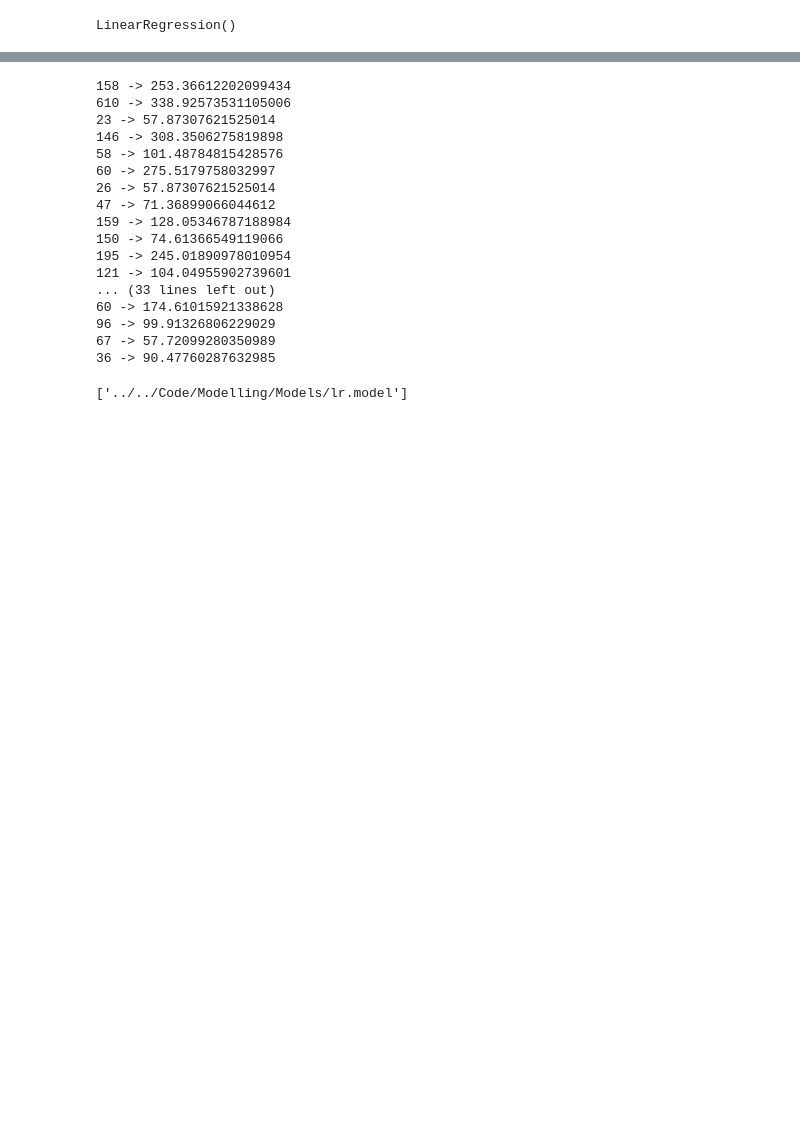
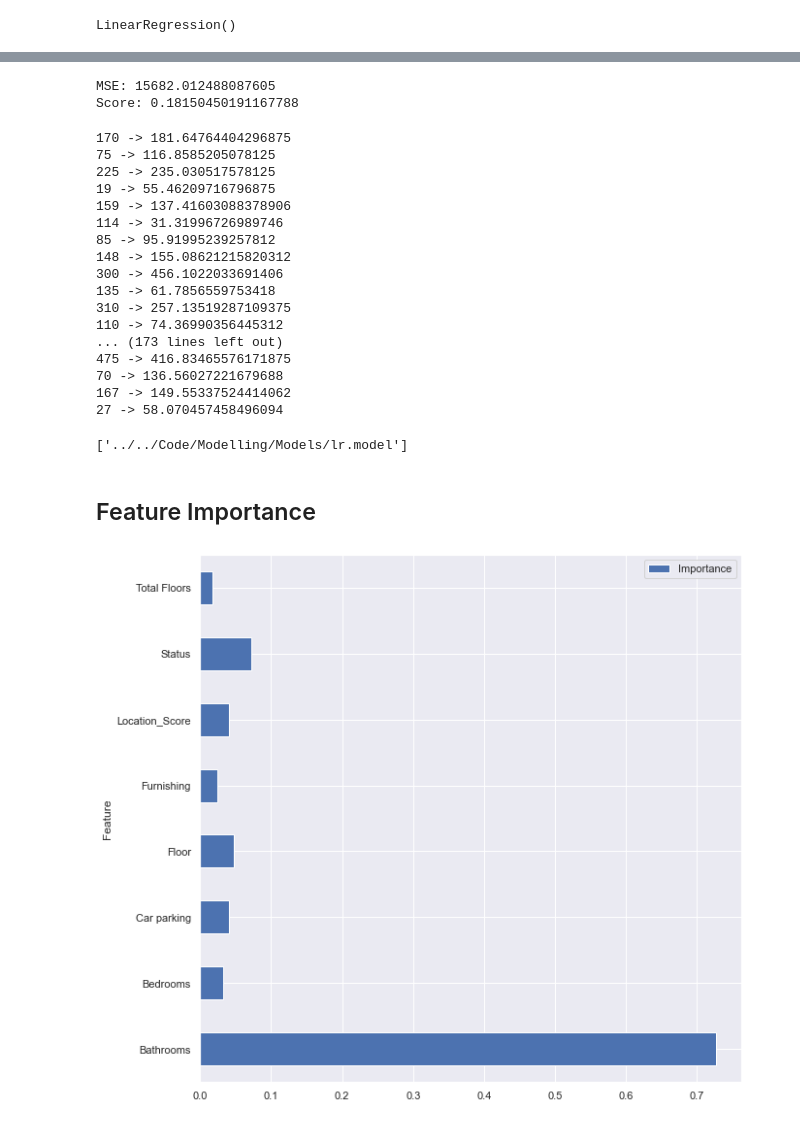
Before and after one commit to AbhinavSE/PropertyAnalysisIP, a Jupyter notebook: Code/Modelling/baseline.ipynb, the cells around one changed output, grey strips where cells are left out. Drawn from its saved outputs; the diff is of its cells as text; code cells hidden in the pictures; blank space fills up the shorter version.

```diff
--- a/Code/Modelling/baseline.ipynb
+++ b/Code/Modelling/baseline.ipynb
@@ -147,0 +171,3 @@ Score: 0.27932065181693977
+# %%
+lr = SVR()
+lr.fit(X_train, y_train)
@@ -147,0 +187,3 @@ Score: 0.27932065181693977
+# %%
+lr = RandomForestRegressor(n_estimators=1000, random_state=42, n_jobs=-1)
+lr.fit(X_train, y_train)
@@ -147,0 +203,3 @@ Score: 0.27932065181693977
+# %%
+xgb = XGBRegressor()
+xgb.fit(X_train, y_train)
@@ -148,26 +217,48 @@ Score: 0.27932065181693977
+# %%
+# Score
+print(f'MSE: {mean_squared_error(y_valid, xgb.predict(X_valid))}')
+print(f'Score: {xgb.score(X_valid, y_valid)}')
+# %% [output]
+MSE: 15682.012488087605
+Score: 0.18150450191167788
 # %%
-for y_true, y_predict in zip(y_valid, lr.predict(X_valid)):
+for y_true, y_predict in zip(y_valid, xgb.predict(X_valid)):
     print(f'{y_true} -> {y_predict}')
 # %% [output]
-158 -> 253.36612202099434
-610 -> 338.92573531105006
-23 -> 57.87307621525014
-146 -> 308.3506275819898
-58 -> 101.48784815428576
-60 -> 275.5179758032997
-26 -> 57.87307621525014
-47 -> 71.36899066044612
-159 -> 128.05346787188984
-150 -> 74.61366549119066
-195 -> 245.01890978010954
-121 -> 104.04955902739601
-... (33 lines left out)
-60 -> 174.61015921338628
-96 -> 99.91326806229029
-67 -> 57.72099280350989
-36 -> 90.47760287632985
+170 -> 181.64764404296875
+75 -> 116.8585205078125
+225 -> 235.030517578125
+19 -> 55.46209716796875
+159 -> 137.41603088378906
+114 -> 31.31996726989746
+85 -> 95.91995239257812
+148 -> 155.08621215820312
+300 -> 456.1022033691406
+135 -> 61.7856559753418
+310 -> 257.13519287109375
+110 -> 74.36990356445312
+... (173 lines left out)
+475 -> 416.83465576171875
+70 -> 136.56027221679688
+167 -> 149.55337524414062
+27 -> 58.070457458496094
 # %%
 # Save Model
 joblib.dump(lr, '../../Code/Modelling/Models/lr.model')
 # %% [output]
 ['../../Code/Modelling/Models/lr.model']
+# %%
+model = xgb
+# %% [markdown]
+## Feature Importance
+# %%
+# Graph feature importance
+import seaborn as sns
+import matplotlib.pyplot as plt
+
+sns.set(style="darkgrid")
+imp = pd.DataFrame(sorted(zip(X.columns, model.feature_importances_)), columns=['Feature', 'Importance'])
+imp.plot.barh(y='Importance', x='Feature', figsize=(10, 10))
+plt.show()
+# %% [output]
+[figure, added]
```
Also changed, not shown: parts of 23 cells of this notebook, 10 other files.
